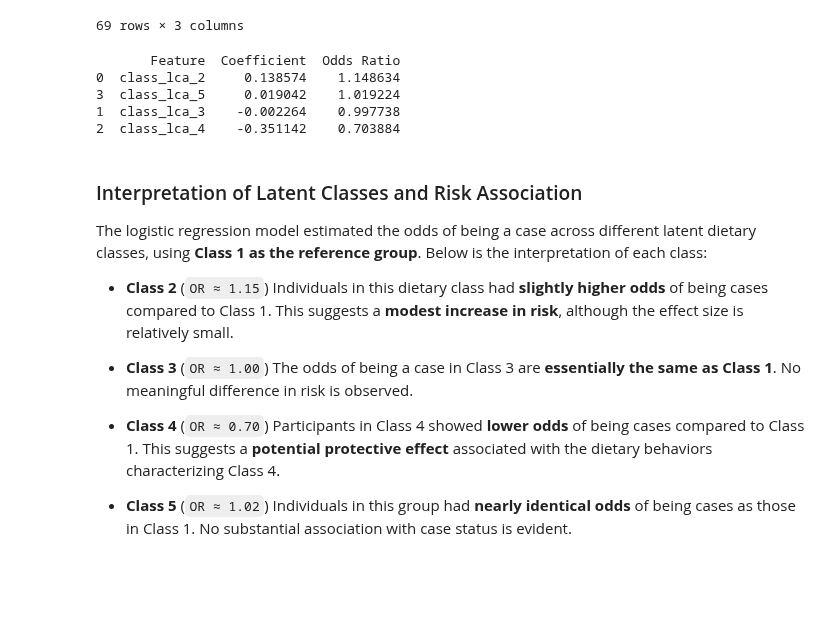
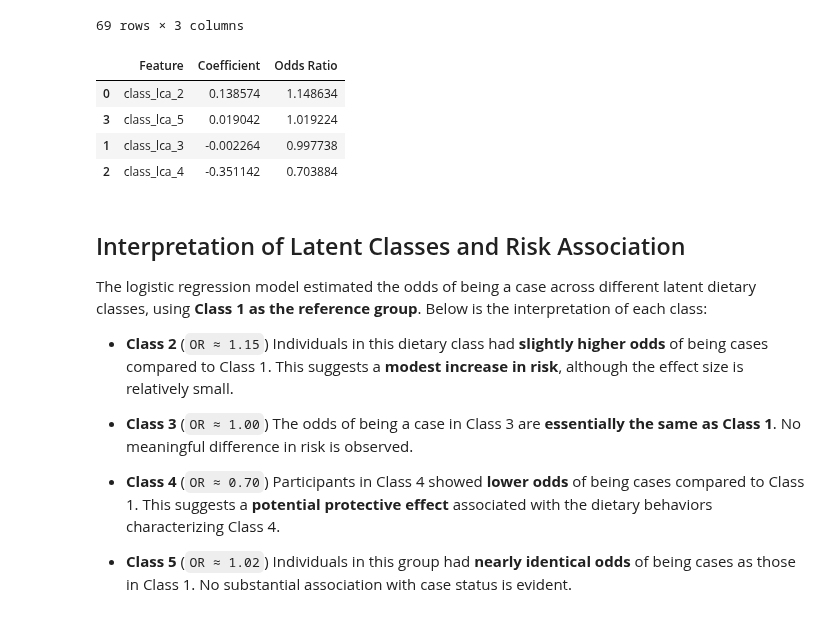
Before and after one commit to Paolaloi/EpidemLab, a Jupyter notebook: PL.ipynb, the cells around one changed output. Drawn from its saved outputs; the diff is of its cells as text; code cells hidden in the pictures; blank space fills up the shorter version.

```diff
--- a/PL.ipynb
+++ b/PL.ipynb
@@ -1302,0 +502,5 @@ lca_data.to_csv("data/lca_data.csv", index=False)
+# %%
+lca_formula <- as.formula(paste("cbind(", paste(names(data), collapse = ", "), ") ~ 1"))
+
+set.seed(123)
+lca_model_5 <- poLCA(lca_formula, data, nclass = 5, maxiter = 1000)
@@ -1302,0 +525,3 @@ lca_data.to_csv("data/lca_data.csv", index=False)
+# %%
+# Assign predicted classes to the original dataset
+data$class_lca <- lca_model_5$predclass
@@ -1303,2 +533,3 @@ lca_data.to_csv("data/lca_data.csv", index=False)
 # %%
-classes_data = pd.read_csv("lca_data_with_classes.csv")
+classes_data = pd.read_csv("data/lca_data_with_classes.csv")
+classes_data
@@ -1626,22 +790,20 @@ or_df
 | 31 | V5_4 | -4.960569 | 0.007009 |
 69 rows × 3 columns
 # %%
-# Filtra solo le feature legate a class_lca
+# Filter on dietary classes
 class_lca_odds = or_df[or_df['Feature'].str.startswith('class_lca_')]
 
-# Ordina per odds ratio decrescente (opzionale)
 class_lca_odds = class_lca_odds.sort_values(by='Odds Ratio', ascending=False)
 
-# Visualizza
-print(class_lca_odds)
+class_lca_odds
 # %% [output]
-       Feature  Coefficient  Odds Ratio
-0  class_lca_2     0.138574    1.148634
-3  class_lca_5     0.019042    1.019224
-1  class_lca_3    -0.002264    0.997738
-2  class_lca_4    -0.351142    0.703884
+|  | Feature | Coefficient | Odds Ratio |
+| 0 | class_lca_2 | 0.138574 | 1.148634 |
+| 3 | class_lca_5 | 0.019042 | 1.019224 |
+| 1 | class_lca_3 | -0.002264 | 0.997738 |
+| 2 | class_lca_4 | -0.351142 | 0.703884 |
 # %% [markdown]
-### Interpretation of Latent Classes and Risk Association
+## Interpretation of Latent Classes and Risk Association
 
 The logistic regression model estimated the odds of being a case across different latent dietary classes, using **Class 1 as the reference group**. Below is the interpretation of each class:
 
```
Also changed, not shown: parts of 87 cells of this notebook, 4 other files.
